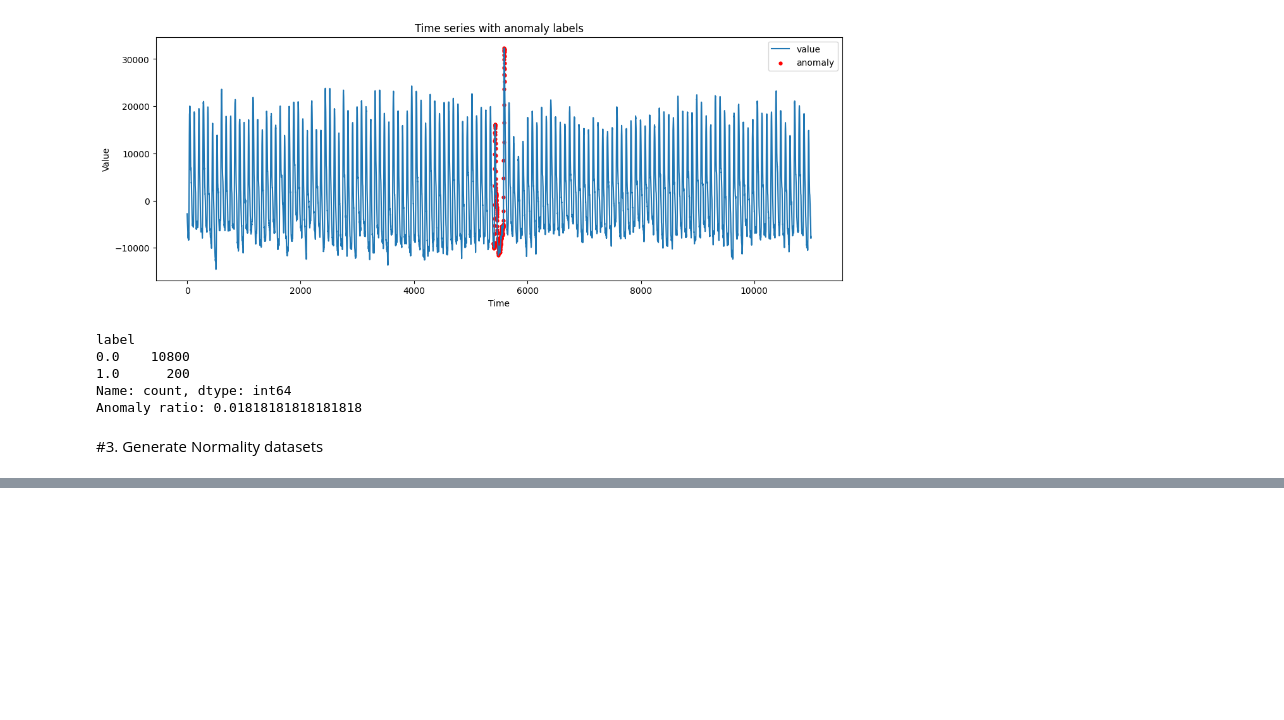
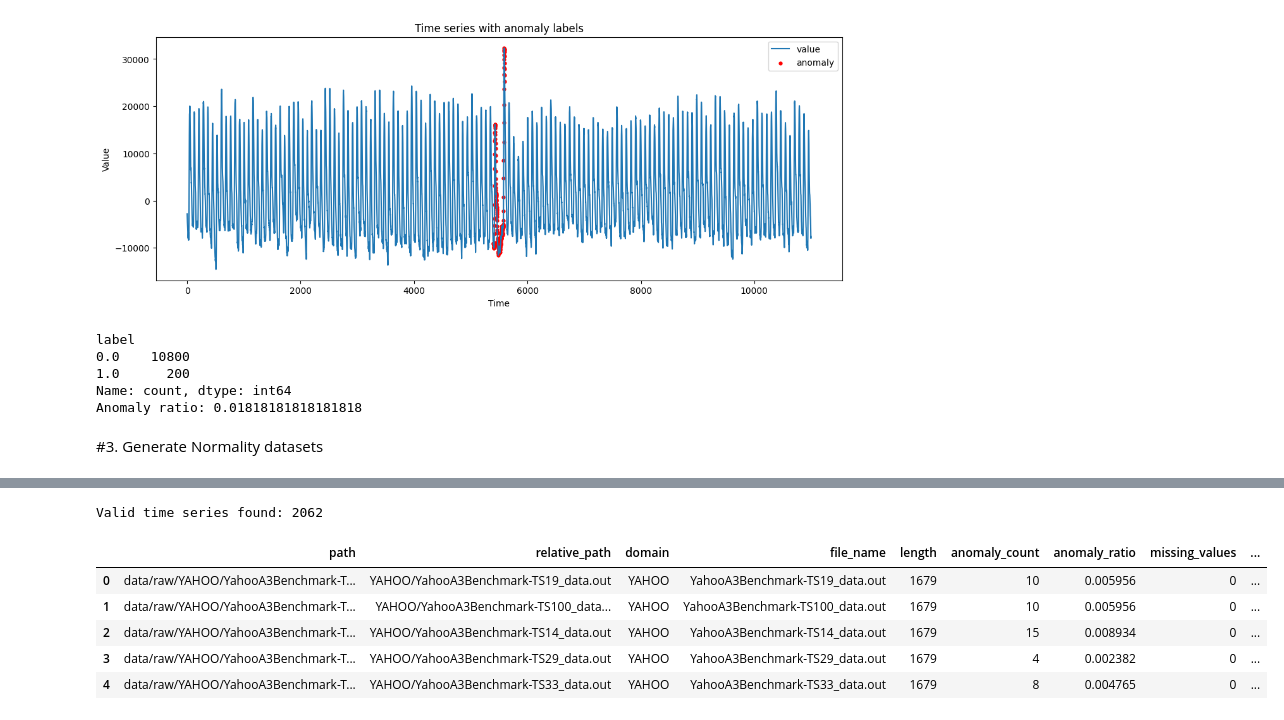
Before and after one commit to OrestisGeo/streamify-ts-anomaly-detection, a Jupyter notebook: notebooks/project2_main.ipynb, the cells around one changed output, grey strips where cells are left out. Cells and saved outputs as stored; diff of their text form; code cells hidden in the pictures; blank space fills up the shorter version.

Commit message:
Add dataset inventory table

```diff
--- a/notebooks/project2_main.ipynb
+++ b/notebooks/project2_main.ipynb
@@ -188,0 +217,8 @@ Anomaly ratio: 0.01818181818181818
+# %%
+example_file = out_files[0]
+
+print("Example file:", example_file)
+
+with open(example_file, "r", encoding="utf-8", errors="ignore") as f:
+    for i in range(10):
+        print(f.readline())
@@ -188,0 +246,7 @@ Anomaly ratio: 0.01818181818181818
+# %%
+import pandas as pd
+
+df = pd.read_csv(example_file)
+
+print(df.shape)
+df.head()
@@ -188,0 +291,5 @@ Anomaly ratio: 0.01818181818181818
+# %%
+df = read_out_file(example_file)
+
+print(df.shape)
+df.head()
@@ -188,0 +312,50 @@ Anomaly ratio: 0.01818181818181818
+# %%
+# Create an inventory for all timeseries
+import numpy as np
+import pandas as pd
+
+records = []
+
+for path in out_files:
+    try:
+        df = read_out_file(path)
+    except Exception as e:
+        print("Failed:", path, "|", e)
+        continue
+
+    relative_path = path.relative_to(RAW_DATA_DIR)
+    parts = relative_path.parts
+
+    # Αν τα αρχεία είναι μέσα σε folders ανά domain,
+    # παίρνουμε ως domain τον πρώτο φάκελο κάτω από data/raw.
+    domain = parts[0] if len(parts) > 1 else "unknown"
+
+    length = len(df)
+    anomaly_count = int((df["label"] == 1).sum())
+    anomaly_ratio = anomaly_count / length if length > 0 else np.nan
+
+    records.append({
+        "path": str(path),
+        "relative_path": str(relative_path),
+        "domain": domain,
+        "file_name": path.name,
+        "length": length,
+        "anomaly_count": anomaly_count,
+        "anomaly_ratio": anomaly_ratio,
+        "missing_values": int(df["value"].isna().sum()),
+        "value_mean": float(df["value"].mean()),
+        "value_std": float(df["value"].std()),
+    })
+
+inventory = pd.DataFrame(records)
+
+print("Valid time series found:", len(inventory))
+inventory.head()
+# %% [output]
+Valid time series found: 2062
+|  | path | relative_path | domain | file_name | length | anomaly_count | anomaly_ratio | missing_values | ... |
+| 0 | data/raw/YAHOO/YahooA3Benchmark-T... | YAHOO/YahooA3Benchmark-TS19_data.out | YAHOO | YahooA3Benchmark-TS19_data.out | 1679 | 10 | 0.005956 | 0 | ... |
+| 1 | data/raw/YAHOO/YahooA3Benchmark-T... | YAHOO/YahooA3Benchmark-TS100_data... | YAHOO | YahooA3Benchmark-TS100_data.out | 1679 | 10 | 0.005956 | 0 | ... |
+| 2 | data/raw/YAHOO/YahooA3Benchmark-T... | YAHOO/YahooA3Benchmark-TS14_data.out | YAHOO | YahooA3Benchmark-TS14_data.out | 1679 | 15 | 0.008934 | 0 | ... |
+| 3 | data/raw/YAHOO/YahooA3Benchmark-T... | YAHOO/YahooA3Benchmark-TS29_data.out | YAHOO | YahooA3Benchmark-TS29_data.out | 1679 | 4 | 0.002382 | 0 | ... |
+| 4 | data/raw/YAHOO/YahooA3Benchmark-T... | YAHOO/YahooA3Benchmark-TS33_data.out | YAHOO | YahooA3Benchmark-TS33_data.out | 1679 | 8 | 0.004765 | 0 | ... |
```
Also changed, not shown: parts of 10 cells of this notebook.
